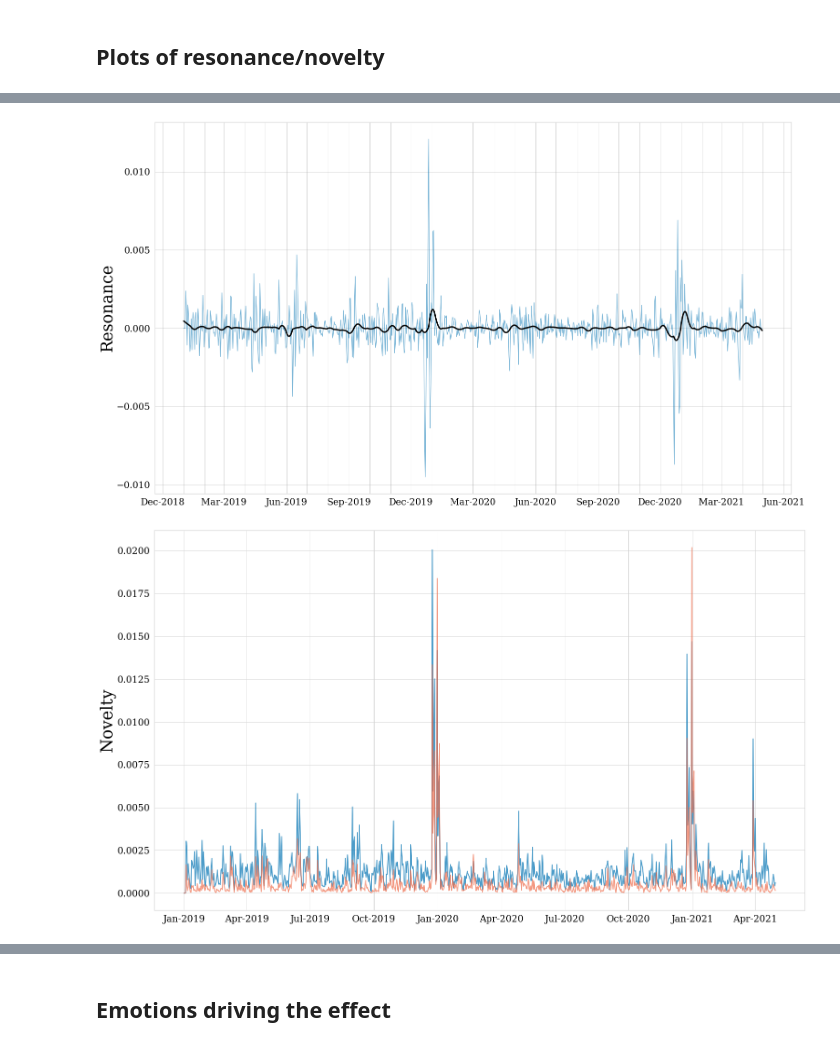
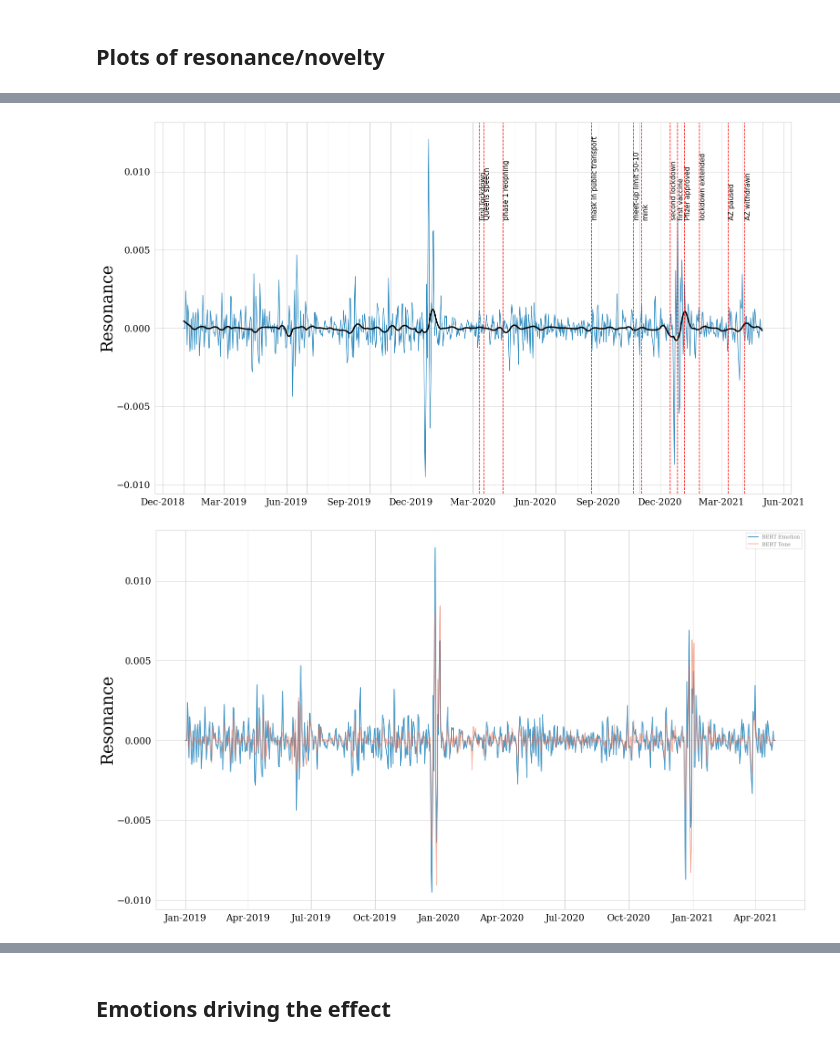
Before and after one commit to saraoe/emoDynamics, a Jupyter notebook: notebooks/vis_emotionFluxus.ipynb, the cells around one changed output, grey strips where cells are left out. Saved outputs shown, nothing was run; the diff lists cells and outputs as text; code cells hidden in the pictures.

Commit message:
plots for presentation

```diff
--- a/notebooks/vis_emotionFluxus.ipynb
+++ b/notebooks/vis_emotionFluxus.ipynb
@@ -160,11 +161,13 @@ def plot_novelty_resonance(df, measure, axis_color='darkgrey', smooth=None, even
         plt.savefig(plot_name)
     plt.show()
 # %%
-plot_novelty_resonance(df,measure='resonance', smooth=150, axis_color='black', save_fig=True, plot_name='../fig/W3_smooth150_res.png')
+measure='resonance'
+plot_novelty_resonance(df,measure=measure, smooth=150, axis_color='black', event_dict=covid_dict,
+                       save_fig=True, plot_name=f'fig/W3_{measure}_covid_events.png')
 # %% [output]
-[figure, old version]
+[figure, new version]
 # %%
-def plot_two_signals(measure: str, df1, df2, fontsize=20, plot_name=None):
+def plot_two_signals(measure: str, df1, df2, label1=None, label2=None, fontsize=20, plot_name=None):
     matplotlib.rc('ytick', labelsize=fontsize)
     matplotlib.rc('xtick', labelsize=fontsize)
     themes.theme_minimal(grid=True, ticks=False, fontsize=fontsize)
@@ -173,9 +176,11 @@ def plot_two_signals(measure: str, df1, df2, fontsize=20, plot_name=None):
 
     fig, (ax1) = plt.subplots(1,1, figsize=a4_dims)
 
-    plt.plot(df1["date"], df1[measure], color="#0072B2", alpha=0.7, linewidth=2)
-    plt.plot(df2["date"], df2[measure], color="#ef6d4c", alpha=0.7, linewidth=2)
+    plt.plot(df1["date"], df1[measure], color="#0072B2", alpha=0.7, linewidth=2, label = label1)
+    plt.plot(df2["date"], df2[measure], color="#ef6d4c", alpha=0.5, linewidth=2, label = label2)
 
+    if label1 and label2:
+        plt.legend()
     ax1.xaxis_date()
     date_form = mdates.DateFormatter("%b-%Y")
     ax1.xaxis.set_major_formatter(date_form)
@@ -190,7 +195,7 @@ pol_file = os.path.join("..", "idmdl", "tweets_pol_date_W3.csv")
 pol = pd.read_csv(pol_file)
 pol["date"] = pd.to_datetime(pol["date"])
 # %%
-measure = "novelty"
-plot_two_signals(measure, df, pol, plot_name=f"../fig/W3_{measure}_both.png")
+measure = "resonance"
+plot_two_signals(measure, df, pol, label1='BERT Emotion', label2='BERT Tone', plot_name=f"../fig/W3_{measure}_both_wlabels.png")
 # %% [output]
-[figure, old version]
+[figure, new version]
```
Also changed, not shown: parts of 12 cells of this notebook, 5 other files.
